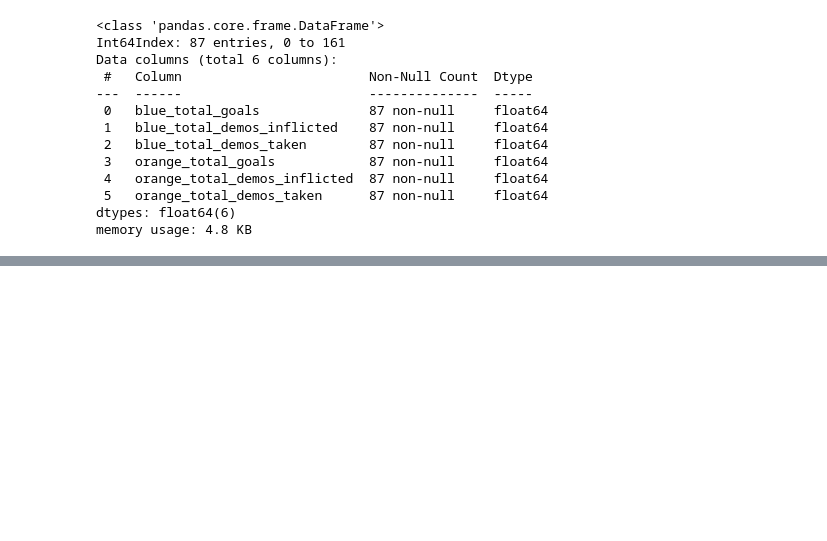
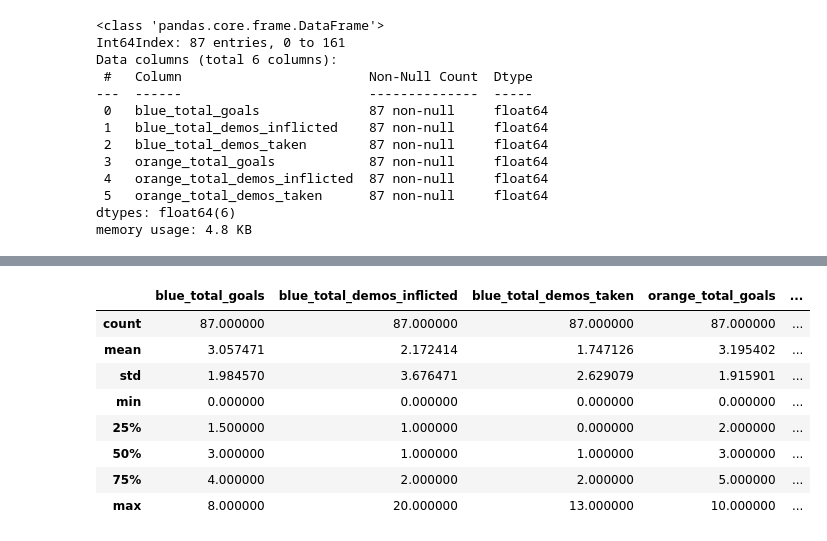
Before and after one commit to bdotbull/rl-stats-eda, a Jupyter notebook: notebook/rl_stats_eda.ipynb, the cells around one changed output, grey strips where cells are left out. Drawn from its saved outputs; the diff is of its cells as text; code cells hidden in the pictures; blank space fills up the shorter version.

```diff
--- a/notebook/rl_stats_eda.ipynb
+++ b/notebook/rl_stats_eda.ipynb
@@ -184,0 +192,12 @@ memory usage: 4.8 KB
+# %%
+df.describe()
+# %% [output]
+|  | blue_total_goals | blue_total_demos_inflicted | blue_total_demos_taken | orange_total_goals | ... |
+| count | 87.000000 | 87.000000 | 87.000000 | 87.000000 | ... |
+| mean | 3.057471 | 2.172414 | 1.747126 | 3.195402 | ... |
+| std | 1.984570 | 3.676471 | 2.629079 | 1.915901 | ... |
+| min | 0.000000 | 0.000000 | 0.000000 | 0.000000 | ... |
+| 25% | 1.500000 | 1.000000 | 0.000000 | 2.000000 | ... |
+| 50% | 3.000000 | 1.000000 | 1.000000 | 3.000000 | ... |
+| 75% | 4.000000 | 2.000000 | 2.000000 | 5.000000 | ... |
+| max | 8.000000 | 20.000000 | 13.000000 | 10.000000 | ... |
```
Also changed, not shown: parts of 4 cells of this notebook.
